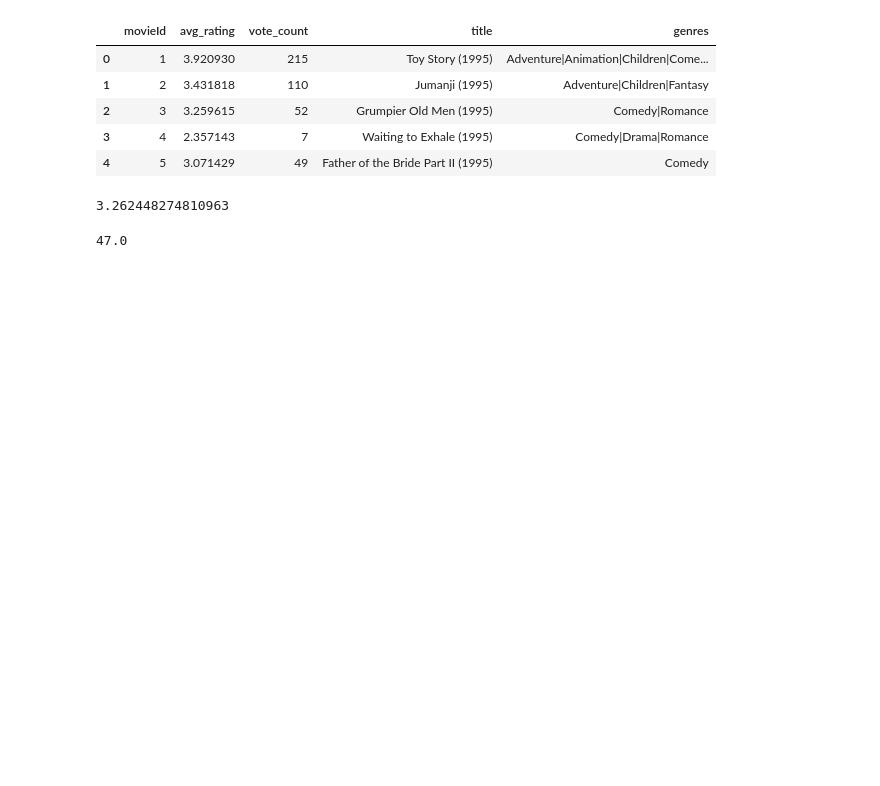
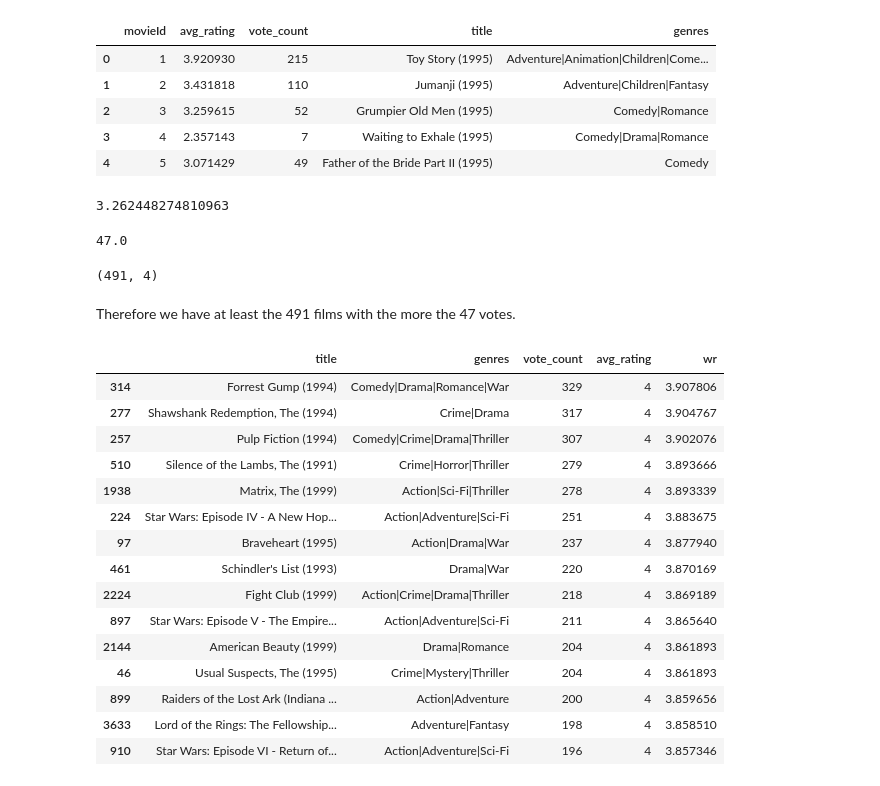
Before and after one commit to alexakh95/seminarAI, a Jupyter notebook: recomendation_system.ipynb, the cells around one changed output. Drawn from its saved outputs; the diff is of its cells as text; code cells hidden in the pictures; blank space fills up the shorter version.

```diff
--- a/recomendation_system.ipynb
+++ b/recomendation_system.ipynb
@@ -132,3 +140,40 @@ m = new_ratings['vote_count'].quantile(0.95)
 m
 # %% [output]
 47.0
+# %%
+qualified = new_ratings[(new_ratings['vote_count'] >= m) & (new_ratings['vote_count'].notnull()) & (new_ratings['avg_rating'].notnull())][['title', 'genres', 'vote_count', 'avg_rating']]
+qualified['vote_count'] = qualified['vote_count'].astype('int')
+qualified['avg_rating'] = qualified['avg_rating'].astype('int')
+qualified.shape
+# %% [output]
+(491, 4)
+# %% [markdown]
+Therefore we have at least the 491 films with the more the 47 votes.
+# %%
+def weighted_rating(x):
+    v = x['vote_count']
+    R = x['avg_rating']
+    return (v/(v+m) * R) + (m/(m+v) * C)
+# %%
+qualified['wr'] = qualified.apply(weighted_rating, axis=1)
+# %%
+qualified = qualified.sort_values('wr', ascending=False).head(250)
+# %%
+qualified.head(15)
+# %% [output]
+|  | title | genres | vote_count | avg_rating | wr |
+| 314 | Forrest Gump (1994) | Comedy|Drama|Romance|War | 329 | 4 | 3.907806 |
+| 277 | Shawshank Redemption, The (1994) | Crime|Drama | 317 | 4 | 3.904767 |
+| 257 | Pulp Fiction (1994) | Comedy|Crime|Drama|Thriller | 307 | 4 | 3.902076 |
+| 510 | Silence of the Lambs, The (1991) | Crime|Horror|Thriller | 279 | 4 | 3.893666 |
+| 1938 | Matrix, The (1999) | Action|Sci-Fi|Thriller | 278 | 4 | 3.893339 |
+| 224 | Star Wars: Episode IV - A New Hop... | Action|Adventure|Sci-Fi | 251 | 4 | 3.883675 |
+| 97 | Braveheart (1995) | Action|Drama|War | 237 | 4 | 3.877940 |
+| 461 | Schindler's List (1993) | Drama|War | 220 | 4 | 3.870169 |
+| 2224 | Fight Club (1999) | Action|Crime|Drama|Thriller | 218 | 4 | 3.869189 |
+| 897 | Star Wars: Episode V - The Empire... | Action|Adventure|Sci-Fi | 211 | 4 | 3.865640 |
+| 2144 | American Beauty (1999) | Drama|Romance | 204 | 4 | 3.861893 |
+| 46 | Usual Suspects, The (1995) | Crime|Mystery|Thriller | 204 | 4 | 3.861893 |
+| 899 | Raiders of the Lost Ark (Indiana ... | Action|Adventure | 200 | 4 | 3.859656 |
+| 3633 | Lord of the Rings: The Fellowship... | Adventure|Fantasy | 198 | 4 | 3.858510 |
+| 910 | Star Wars: Episode VI - Return of... | Action|Adventure|Sci-Fi | 196 | 4 | 3.857346 |
```
Also changed, not shown: parts of 21 cells of this notebook.
